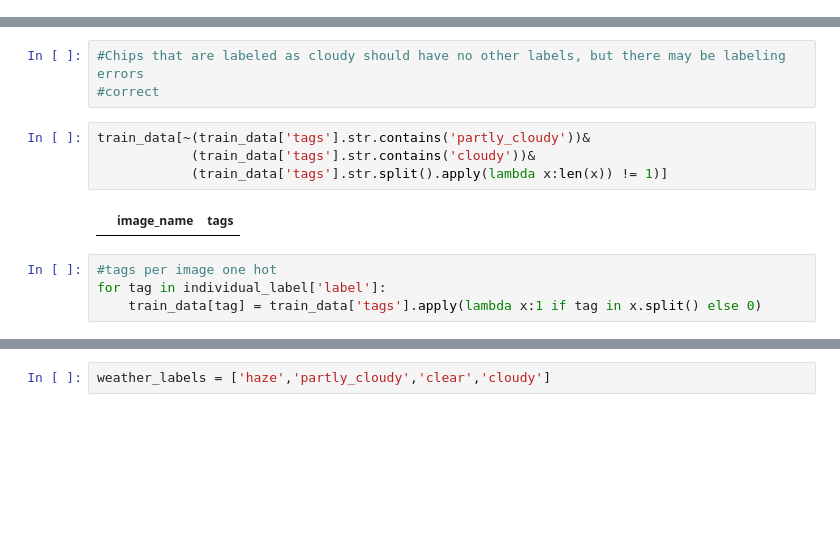
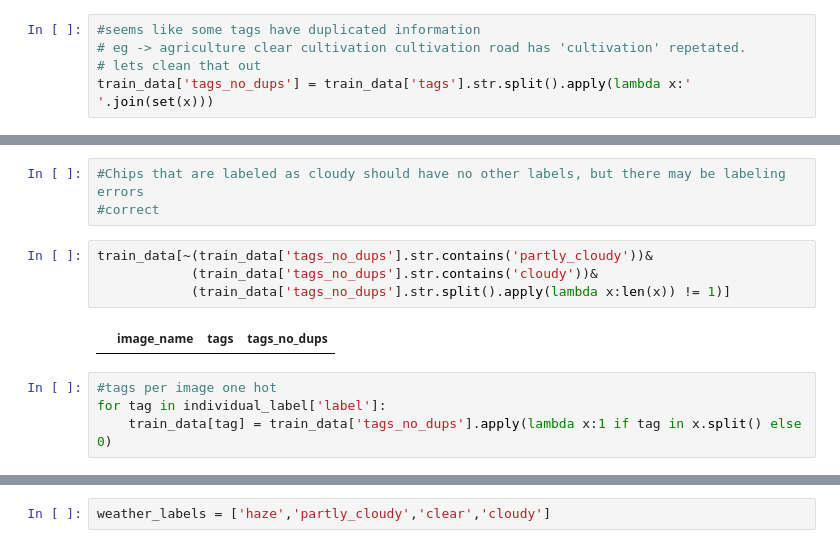
Before and after one commit to nicolasbuitragob/UnderstandingAmazon, a Jupyter notebook: notebooks/eda.ipynb, the cells around one changed output, grey strips where cells are left out. Drawn from its saved outputs; the diff is of its cells as text; blank space fills up the shorter version.

```diff
--- a/notebooks/eda.ipynb
+++ b/notebooks/eda.ipynb
@@ -41,4 +41,9 @@ agriculture clear conventional_mine primary road                1
 clear conventional_mine habitation road                         1
 agriculture partly_cloudy primary road conventional_mine        1
 Name: tags, Length: 449, dtype: int64
+# %%
+#seems like some tags have duplicated information
+# eg -> agriculture clear cultivation cultivation road has 'cultivation' repetated.
+# lets clean that out
+train_data['tags_no_dups'] = train_data['tags'].str.split().apply(lambda x:' '.join(set(x)))
 # %%
@@ -83,15 +105,15 @@ individual_label
 #Chips that are labeled as cloudy should have no other labels, but there may be labeling errors
 #correct
 # %%
-train_data[~(train_data['tags'].str.contains('partly_cloudy'))&
-            (train_data['tags'].str.contains('cloudy'))&
-            (train_data['tags'].str.split().apply(lambda x:len(x)) != 1)]
+train_data[~(train_data['tags_no_dups'].str.contains('partly_cloudy'))&
+            (train_data['tags_no_dups'].str.contains('cloudy'))&
+            (train_data['tags_no_dups'].str.split().apply(lambda x:len(x)) != 1)]
 # %% [output]
-|  | image_name | tags |
+|  | image_name | tags | tags_no_dups |
 # %%
 #tags per image one hot
 for tag in individual_label['label']:
-    train_data[tag] = train_data['tags'].apply(lambda x:1 if tag in x.split() else 0)
+    train_data[tag] = train_data['tags_no_dups'].apply(lambda x:1 if tag in x.split() else 0)
 # %%
 train_data.head()
 # %% [output]
```
Also changed, not shown: parts of 12 cells of this notebook.
